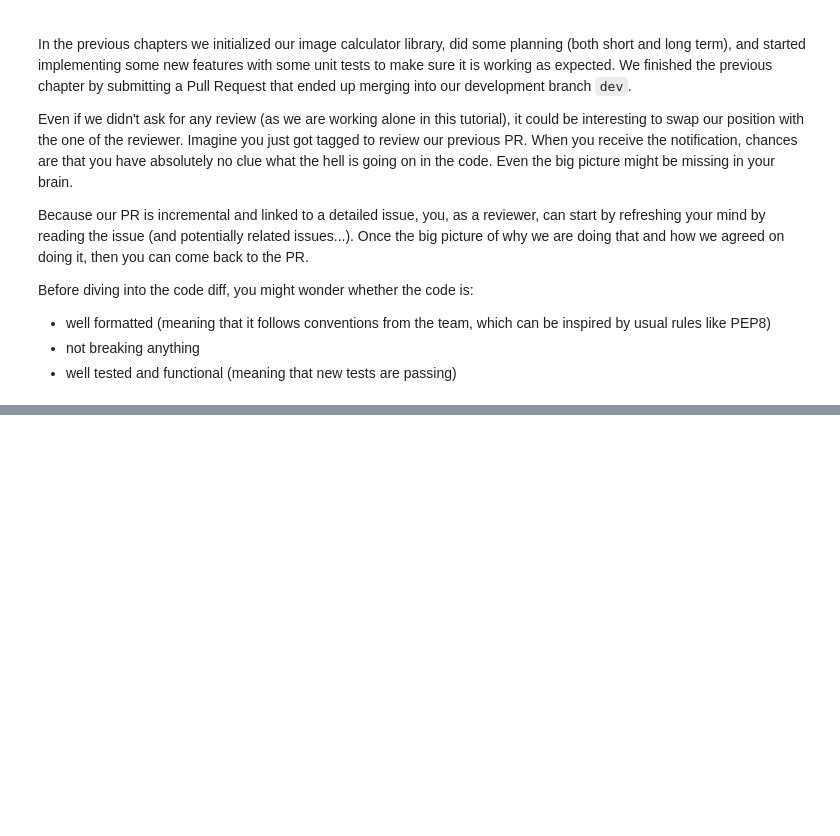
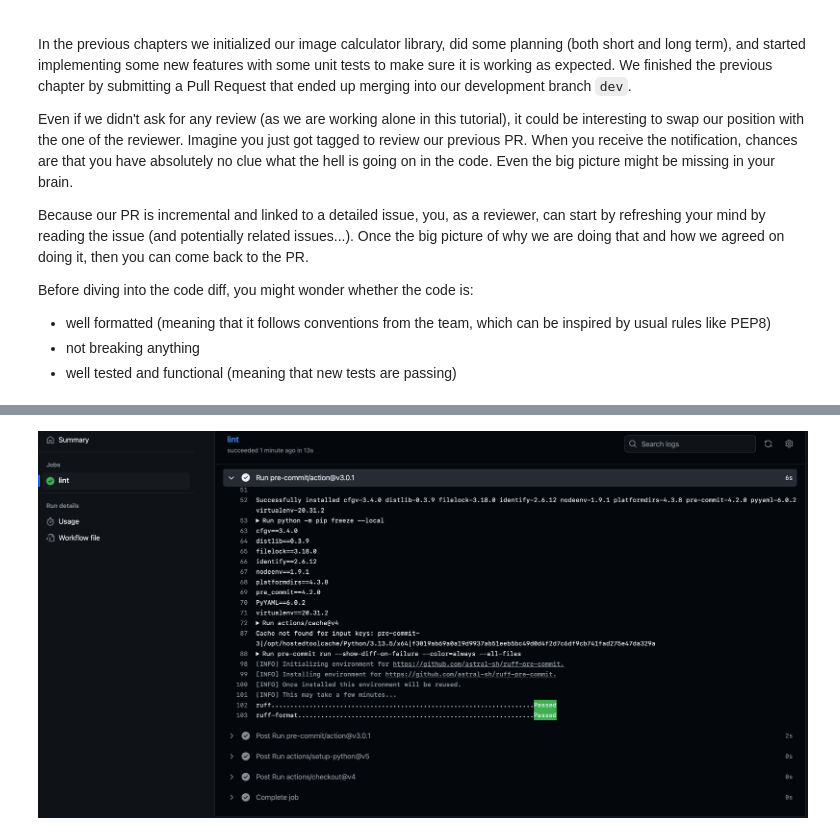
Before and after one commit to NicolasGensollen/formation-SED-2025, a Jupyter notebook: notebooks/Chapter4.ipynb, the cells around one changed output, grey strips where cells are left out. Saved outputs shown, nothing was run; the diff lists cells and outputs as text; code cells hidden in the pictures; blank space fills up the shorter version.

```diff
--- a/notebooks/Chapter4.ipynb
+++ b/notebooks/Chapter4.ipynb
@@ -113,0 +333,4 @@ $ git push origin dev
+# %%
+Image(filename="../images/github_action_lint_3.png")
+# %% [output]
+[figure, added]
```
Also changed, not shown: parts of 18 cells of this notebook, 10 other files.
